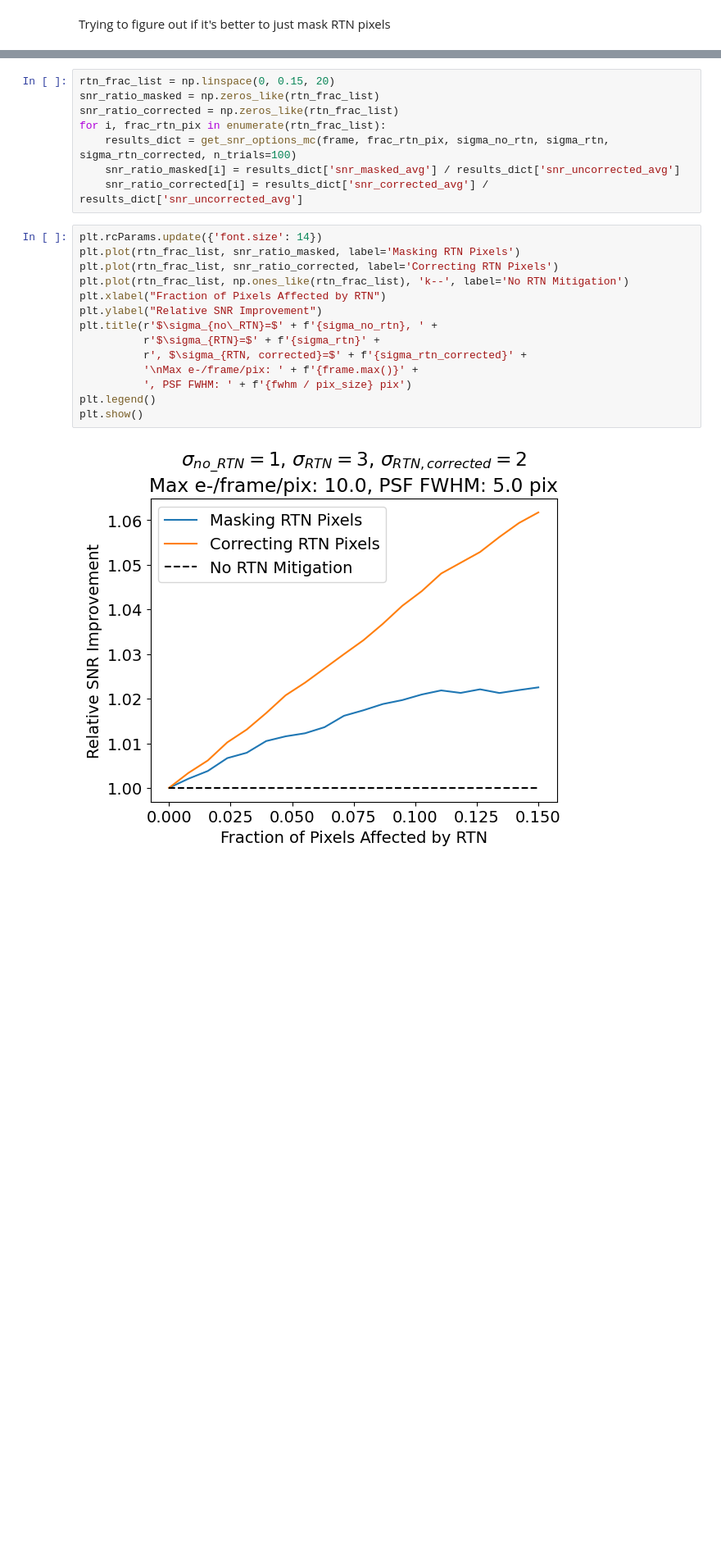
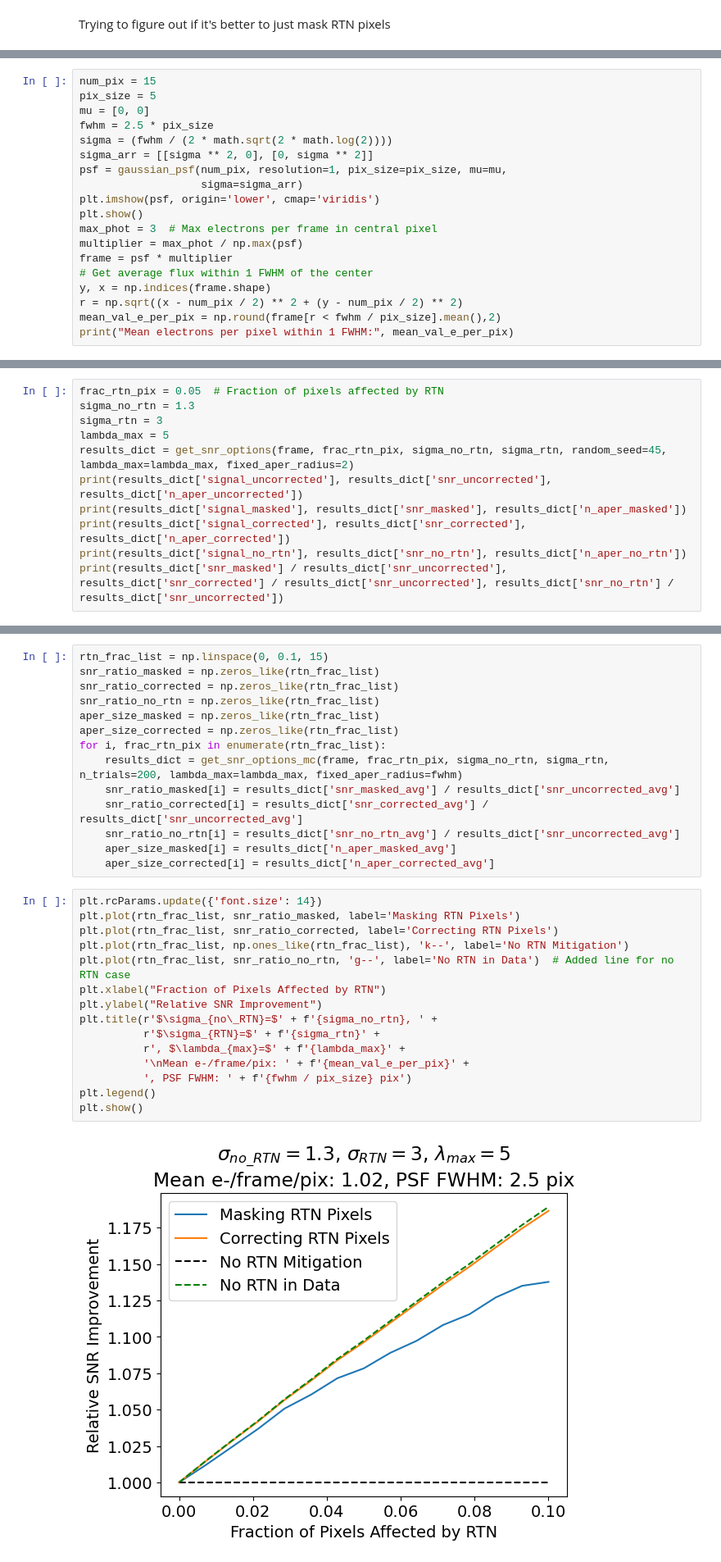
Before and after one commit to ChrisLayden/RTN-corrector, a Jupyter notebook: Test Code/pixel_mask_testing.ipynb, the cells around one changed output, grey strips where cells are left out. Shown at 82% size. Cells and saved outputs as stored; diff of their text form; blank space fills up the shorter version.

```diff
--- a/Test Code/pixel_mask_testing.ipynb
+++ b/Test Code/pixel_mask_testing.ipynb
@@ -238,0 +225,19 @@ def get_snr_options_mc(frame, frac_rtn_pix, sigma_no_rtn, sigma_rtn, sigma_rtn_c
+# %%
+num_pix = 15
+pix_size = 5
+mu = [0, 0]
+fwhm = 2.5 * pix_size
+sigma = (fwhm / (2 * math.sqrt(2 * math.log(2))))
+sigma_arr = [[sigma ** 2, 0], [0, sigma ** 2]]
+psf = gaussian_psf(num_pix, resolution=1, pix_size=pix_size, mu=mu,
+                   sigma=sigma_arr)
+plt.imshow(psf, origin='lower', cmap='viridis')
+plt.show()
+max_phot = 3  # Max electrons per frame in central pixel
+multiplier = max_phot / np.max(psf)
+frame = psf * multiplier
+# Get average flux within 1 FWHM of the center
+y, x = np.indices(frame.shape)
+r = np.sqrt((x - num_pix / 2) ** 2 + (y - num_pix / 2) ** 2)
+mean_val_e_per_pix = np.round(frame[r < fwhm / pix_size].mean(),2)
+print("Mean electrons per pixel within 1 FWHM:", mean_val_e_per_pix)
@@ -238,0 +247,11 @@ def get_snr_options_mc(frame, frac_rtn_pix, sigma_no_rtn, sigma_rtn, sigma_rtn_c
+# %%
+frac_rtn_pix = 0.05  # Fraction of pixels affected by RTN
+sigma_no_rtn = 1.3
+sigma_rtn = 3
+lambda_max = 5
+results_dict = get_snr_options(frame, frac_rtn_pix, sigma_no_rtn, sigma_rtn, random_seed=45, lambda_max=lambda_max, fixed_aper_radius=2)
+print(results_dict['signal_uncorrected'], results_dict['snr_uncorrected'], results_dict['n_aper_uncorrected'])
+print(results_dict['signal_masked'], results_dict['snr_masked'], results_dict['n_aper_masked'])
+print(results_dict['signal_corrected'], results_dict['snr_corrected'], results_dict['n_aper_corrected'])
+print(results_dict['signal_no_rtn'], results_dict['snr_no_rtn'], results_dict['n_aper_no_rtn'])
+print(results_dict['snr_masked'] / results_dict['snr_uncorrected'], results_dict['snr_corrected'] / results_dict['snr_uncorrected'], results_dict['snr_no_rtn'] / results_dict['snr_uncorrected'])
@@ -239,24 +264,31 @@ def get_snr_options_mc(frame, frac_rtn_pix, sigma_no_rtn, sigma_rtn, sigma_rtn_c
 # %%
-rtn_frac_list = np.linspace(0, 0.15, 20)
+rtn_frac_list = np.linspace(0, 0.1, 15)
 snr_ratio_masked = np.zeros_like(rtn_frac_list)
 snr_ratio_corrected = np.zeros_like(rtn_frac_list)
+snr_ratio_no_rtn = np.zeros_like(rtn_frac_list)
+aper_size_masked = np.zeros_like(rtn_frac_list)
+aper_size_corrected = np.zeros_like(rtn_frac_list)
 for i, frac_rtn_pix in enumerate(rtn_frac_list):
-    results_dict = get_snr_options_mc(frame, frac_rtn_pix, sigma_no_rtn, sigma_rtn, sigma_rtn_corrected, n_trials=100)
+    results_dict = get_snr_options_mc(frame, frac_rtn_pix, sigma_no_rtn, sigma_rtn, n_trials=200, lambda_max=lambda_max, fixed_aper_radius=fwhm)
     snr_ratio_masked[i] = results_dict['snr_masked_avg'] / results_dict['snr_uncorrected_avg']
     snr_ratio_corrected[i] = results_dict['snr_corrected_avg'] / results_dict['snr_uncorrected_avg']
+    snr_ratio_no_rtn[i] = results_dict['snr_no_rtn_avg'] / results_dict['snr_uncorrected_avg']
+    aper_size_masked[i] = results_dict['n_aper_masked_avg']
+    aper_size_corrected[i] = results_dict['n_aper_corrected_avg']
 # %%
 plt.rcParams.update({'font.size': 14})
 plt.plot(rtn_frac_list, snr_ratio_masked, label='Masking RTN Pixels')
 plt.plot(rtn_frac_list, snr_ratio_corrected, label='Correcting RTN Pixels')
 plt.plot(rtn_frac_list, np.ones_like(rtn_frac_list), 'k--', label='No RTN Mitigation')
+plt.plot(rtn_frac_list, snr_ratio_no_rtn, 'g--', label='No RTN in Data')  # Added line for no RTN case
 plt.xlabel("Fraction of Pixels Affected by RTN")
 plt.ylabel("Relative SNR Improvement")
 plt.title(r'$\sigma_{no\_RTN}=$' + f'{sigma_no_rtn}, ' +
           r'$\sigma_{RTN}=$' + f'{sigma_rtn}' +
-          r', $\sigma_{RTN, corrected}=$' + f'{sigma_rtn_corrected}' +
-          '\nMax e-/frame/pix: ' + f'{frame.max()}' +
+          r', $\lambda_{max}=$' + f'{lambda_max}' +
+          '\nMean e-/frame/pix: ' + f'{mean_val_e_per_pix}' +
           ', PSF FWHM: ' + f'{fwhm / pix_size} pix')
 plt.legend()
 plt.show()
 # %% [output]
-[figure, old version]
+[figure, new version]
```
Also changed, not shown: parts of 17 cells of this notebook, 7 other files.
